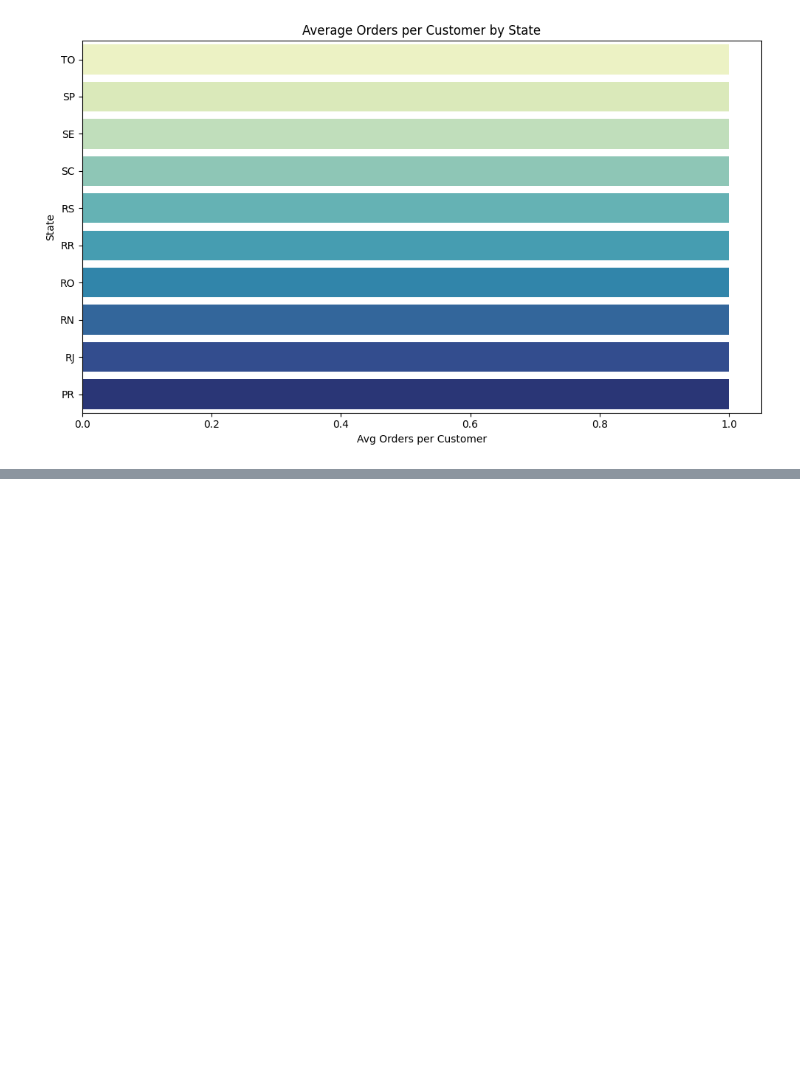
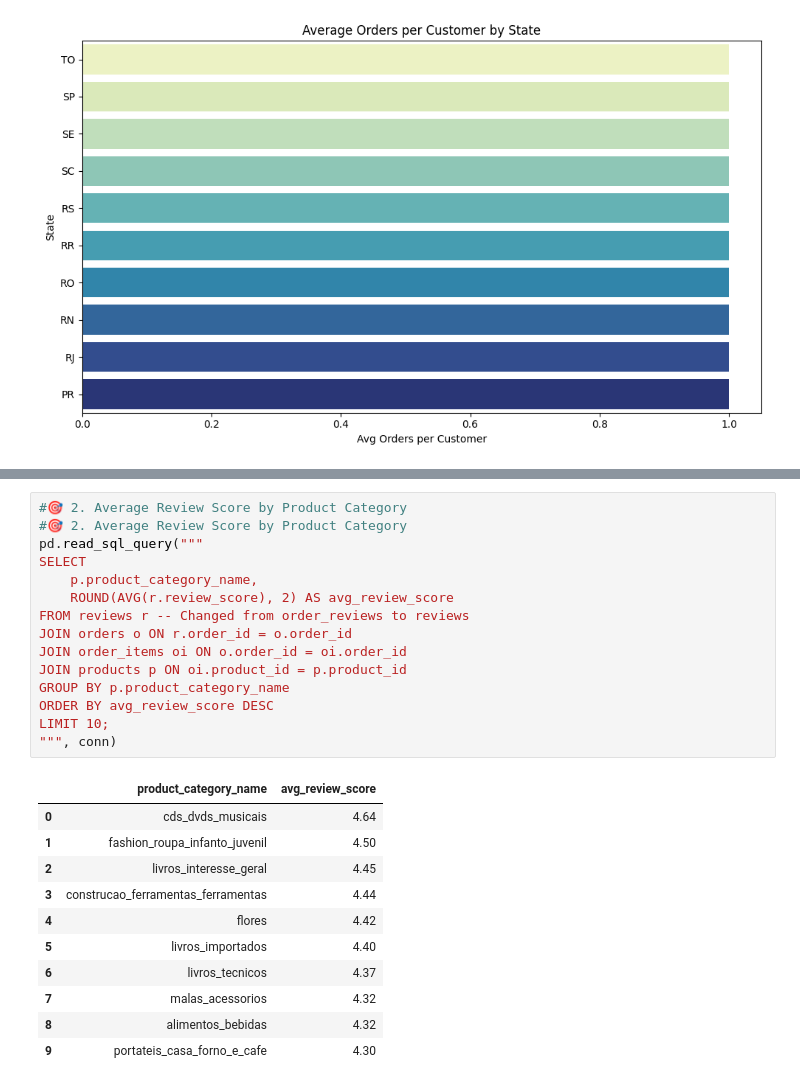
Before and after one commit to lalit1511/SQL_Projects, a Jupyter notebook: SQL_Brazilian_E_Commerce_Public_Dataset.ipynb, the cells around one changed output, grey strips where cells are left out. Drawn from its saved outputs; the diff is of its cells as text; blank space fills up the shorter version.

```diff
--- a/SQL_Brazilian_E_Commerce_Public_Dataset.ipynb
+++ b/SQL_Brazilian_E_Commerce_Public_Dataset.ipynb
@@ -509,0 +553,27 @@ Passing `palette` without assigning `hue` is deprecated and will be removed in v
+# %%
+#🎯 2. Average Review Score by Product Category
+#🎯 2. Average Review Score by Product Category
+pd.read_sql_query("""
+SELECT
+    p.product_category_name,
+    ROUND(AVG(r.review_score), 2) AS avg_review_score
+FROM reviews r -- Changed from order_reviews to reviews
+JOIN orders o ON r.order_id = o.order_id
+JOIN order_items oi ON o.order_id = oi.order_id
+JOIN products p ON oi.product_id = p.product_id
+GROUP BY p.product_category_name
+ORDER BY avg_review_score DESC
+LIMIT 10;
+""", conn)
+# %% [output]
+|  | product_category_name | avg_review_score |
+| 0 | cds_dvds_musicais | 4.64 |
+| 1 | fashion_roupa_infanto_juvenil | 4.50 |
+| 2 | livros_interesse_geral | 4.45 |
+| 3 | construcao_ferramentas_ferramentas | 4.44 |
+| 4 | flores | 4.42 |
+| 5 | livros_importados | 4.40 |
+| 6 | livros_tecnicos | 4.37 |
+| 7 | malas_acessorios | 4.32 |
+| 8 | alimentos_bebidas | 4.32 |
+| 9 | portateis_casa_forno_e_cafe | 4.30 |
```
Also changed, not shown: parts of 4 cells of this notebook.
